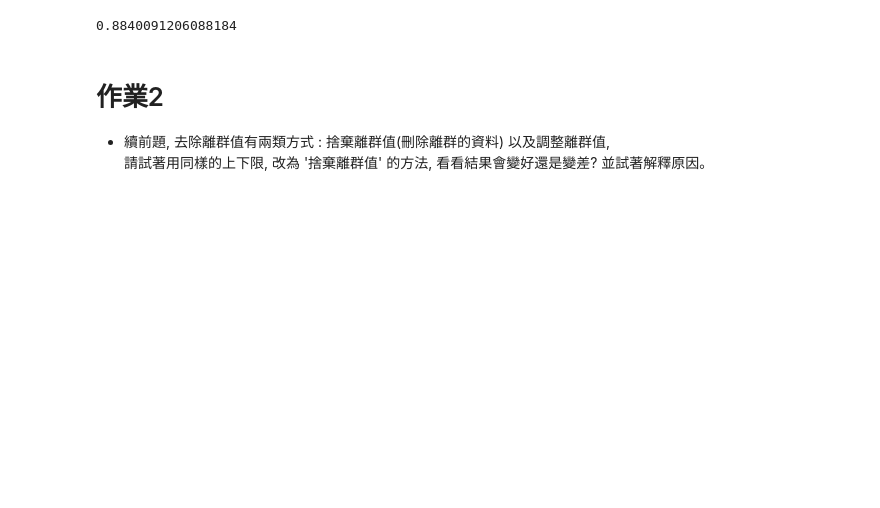
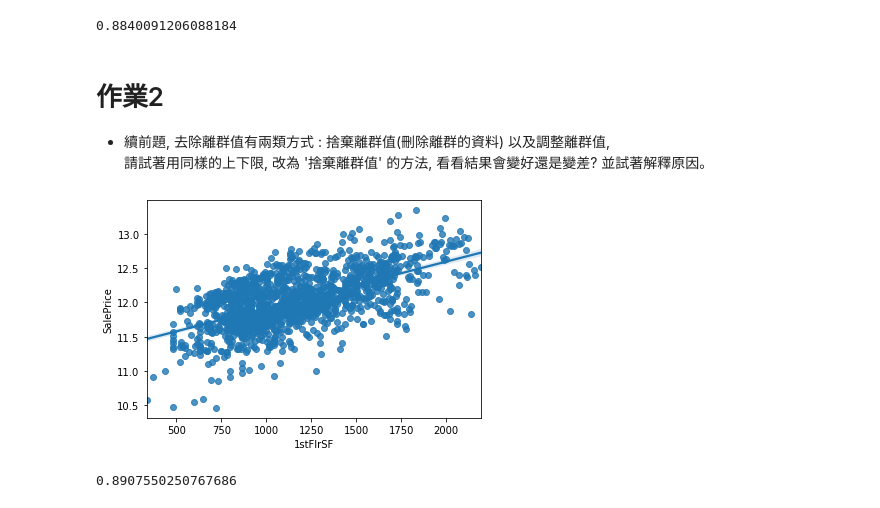
Before and after one commit to PatrickRuan/ML100Days, a Jupyter notebook: homework/Day_010_HW.ipynb, the cells around one changed output. Drawn from its saved outputs; the diff is of its cells as text; code cells hidden in the pictures; blank space fills up the shorter version.

```diff
--- a/homework/Day_010_HW.ipynb
+++ b/homework/Day_010_HW.ipynb
@@ -94,10 +96,18 @@ cross_val_score(estimator, train_X, train_Y, cv=5).mean()
 # %%
 # 將 1stFlrSF 限制在你覺得適合的範圍內, 捨棄離群值
 """
 Your Code Here
 """
+remove = (df['1stFlrSF']> 200) & (df['1stFlrSF']< 2200)
+df = df[remove]
+train_Y = train_Y[remove]
+sns.regplot(x = df['1stFlrSF'], y=train_Y)
+plt.show()
 
 # 做線性迴歸, 觀察分數
 train_X = MMEncoder.fit_transform(df)
 estimator = LinearRegression()
 cross_val_score(estimator, train_X, train_Y, cv=5).mean()
+# %% [output]
+[figure, added]
+0.8907550250767686
```
Also changed, not shown: parts of 2 cells of this notebook.
